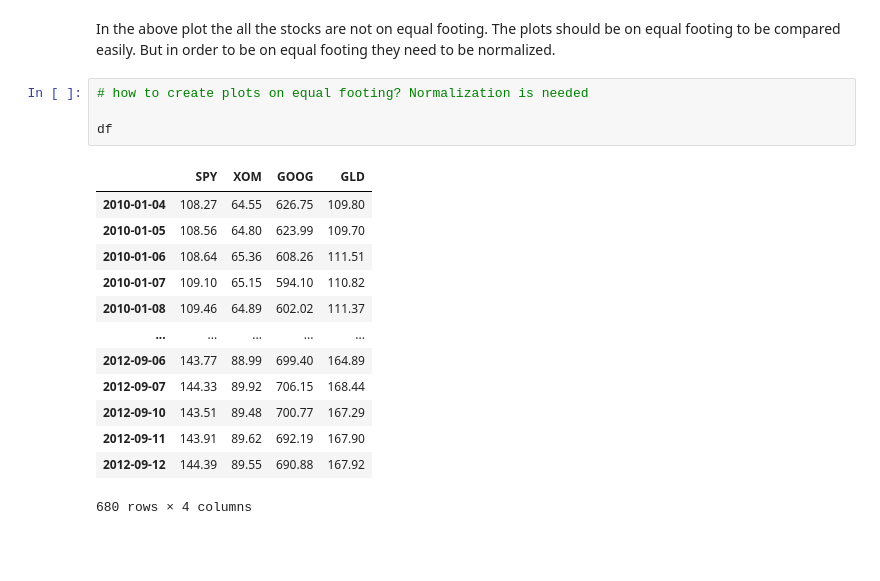
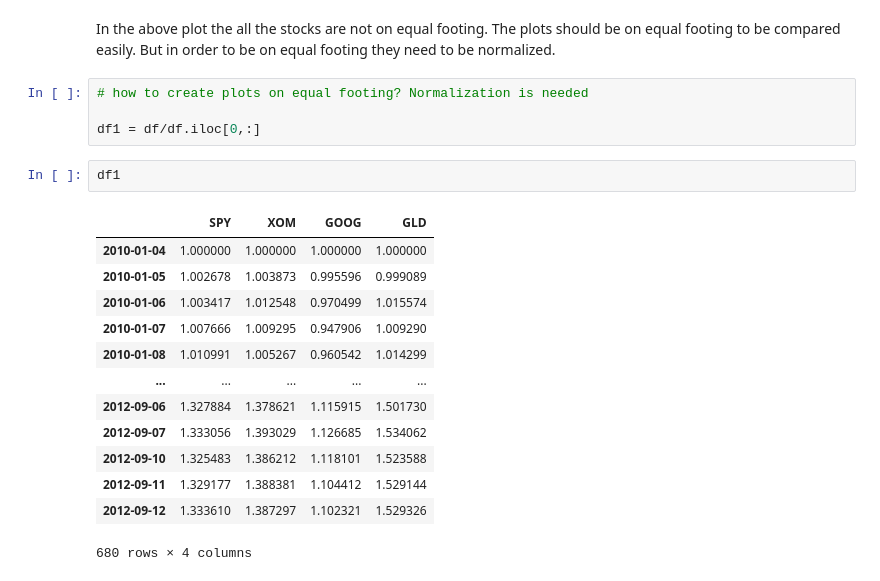
Before and after one commit to shrutiisingh86/ML4T, a Jupyter notebook: statistical analysis of time series.ipynb, the cells around one changed output. Drawn from its saved outputs; the diff is of its cells as text; blank space fills up the shorter version.

```diff
--- a/statistical analysis of time series.ipynb
+++ b/statistical analysis of time series.ipynb
@@ -118,18 +118,20 @@ In the above plot the all the stocks are not on equal footing. The plots should
 # %%
 # how to create plots on equal footing? Normalization is needed
 
-df
+df1 = df/df.iloc[0,:]
-# %% [output]
-|  | SPY | XOM | GOOG | GLD |
-| 2010-01-04 | 108.27 | 64.55 | 626.75 | 109.80 |
-| 2010-01-05 | 108.56 | 64.80 | 623.99 | 109.70 |
-| 2010-01-06 | 108.64 | 65.36 | 608.26 | 111.51 |
-| 2010-01-07 | 109.10 | 65.15 | 594.10 | 110.82 |
-| 2010-01-08 | 109.46 | 64.89 | 602.02 | 111.37 |
-| ... | ... | ... | ... | ... |
-| 2012-09-06 | 143.77 | 88.99 | 699.40 | 164.89 |
-| 2012-09-07 | 144.33 | 89.92 | 706.15 | 168.44 |
-| 2012-09-10 | 143.51 | 89.48 | 700.77 | 167.29 |
-| 2012-09-11 | 143.91 | 89.62 | 692.19 | 167.90 |
-| 2012-09-12 | 144.39 | 89.55 | 690.88 | 167.92 |
-680 rows × 4 columns
+# %%
+df1
+# %% [output]
+|  | SPY | XOM | GOOG | GLD |
+| 2010-01-04 | 1.000000 | 1.000000 | 1.000000 | 1.000000 |
+| 2010-01-05 | 1.002678 | 1.003873 | 0.995596 | 0.999089 |
+| 2010-01-06 | 1.003417 | 1.012548 | 0.970499 | 1.015574 |
+| 2010-01-07 | 1.007666 | 1.009295 | 0.947906 | 1.009290 |
+| 2010-01-08 | 1.010991 | 1.005267 | 0.960542 | 1.014299 |
+| ... | ... | ... | ... | ... |
+| 2012-09-06 | 1.327884 | 1.378621 | 1.115915 | 1.501730 |
+| 2012-09-07 | 1.333056 | 1.393029 | 1.126685 | 1.534062 |
+| 2012-09-10 | 1.325483 | 1.386212 | 1.118101 | 1.523588 |
+| 2012-09-11 | 1.329177 | 1.388381 | 1.104412 | 1.529144 |
+| 2012-09-12 | 1.333610 | 1.387297 | 1.102321 | 1.529326 |
+680 rows × 4 columns
```
Also changed, not shown: parts of 1 cell of this notebook.
